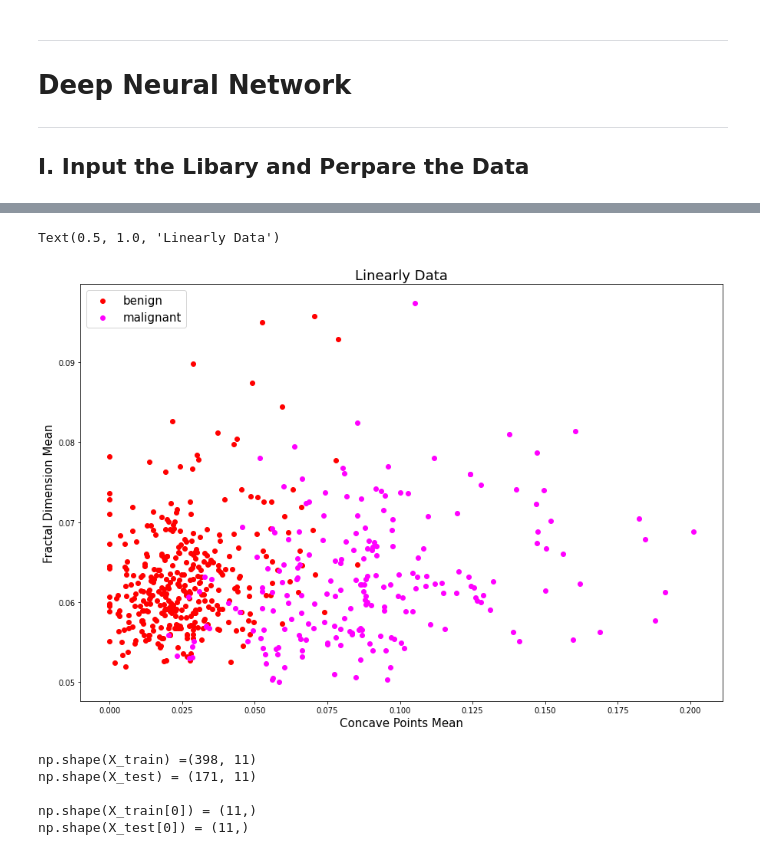
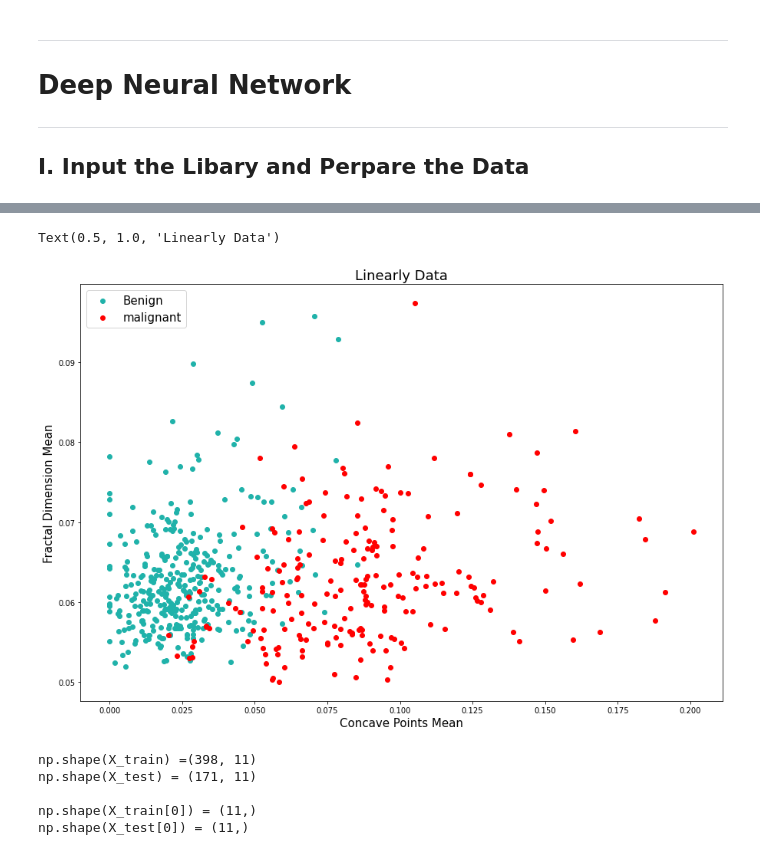
Before and after one commit to TrellixVulnTeam/ThanhLa_Data4319_2I89, a Jupyter notebook: 5. Deep Neural Network/source_5.ipynb, the cells around one changed output, grey strips where cells are left out. Cells and saved outputs as stored; diff of their text form; code cells hidden in the pictures.

```diff
--- a/5. Deep Neural Network/source_5.ipynb
+++ b/5. Deep Neural Network/source_5.ipynb
@@ -32,21 +32,21 @@ malignant = df[df.diagnosis == 'M']
 # %%
 fig, (ax1) = plt.subplots(1, 1, figsize=(15,10))
 
 ax1.scatter(benign['concave points_mean'],
             benign['fractal_dimension_mean'],
-            color = "red",
-            label = "benign")
+            color = "lightseagreen",
+            label = "Benign")
 ax1.scatter(malignant['concave points_mean'],
             malignant['fractal_dimension_mean'],
-            color = "magenta",
+            color = "red",
             label = "malignant")
 ax1.set_xlabel("Concave Points Mean", fontsize = 15)
 ax1.set_ylabel("Fractal Dimension Mean", fontsize = 15)
 ax1.legend(fontsize = 15, loc = "upper left")
 ax1.set_title("Linearly Data", fontsize = 18)
 # %% [output]
 Text(0.5, 1.0, 'Linearly Data')
-[figure, old version]
+[figure, new version]
 # %%
 X = df.drop('diagnosis', axis = 1).values
 y = df['diagnosis']
```
Also changed, not shown: parts of 4 cells of this notebook, 10 other files.
